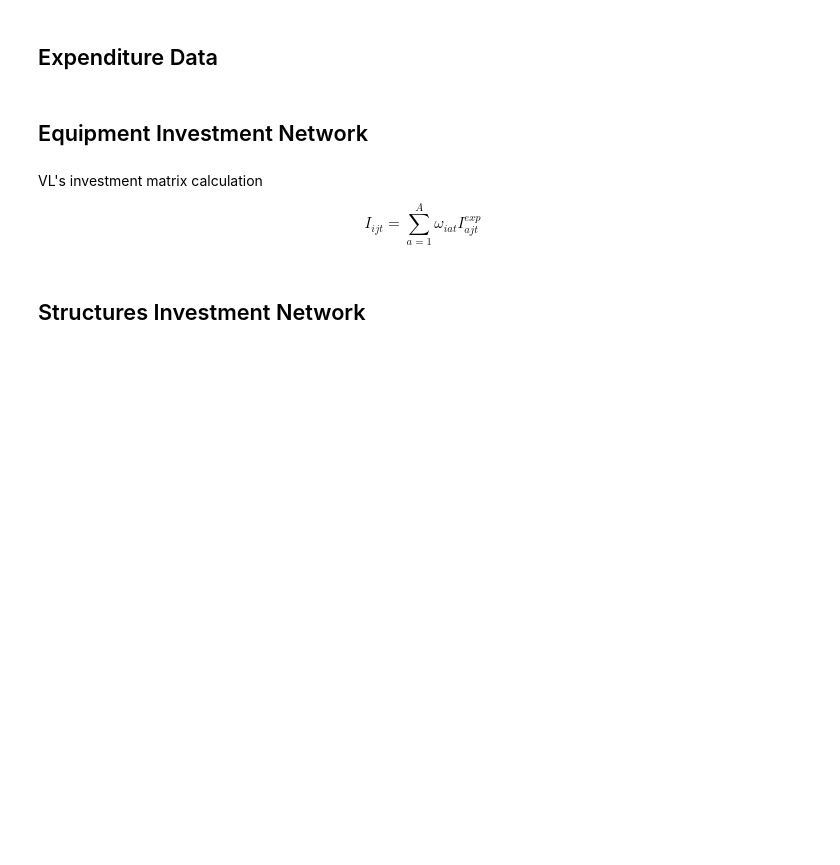
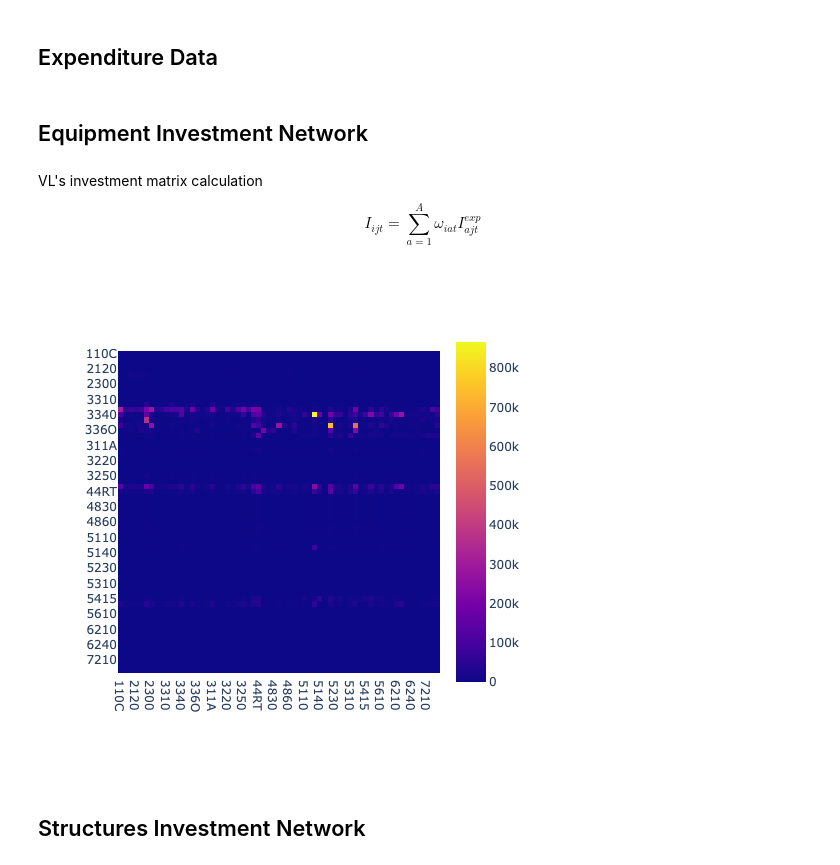
Before and after one commit to matthewbbone/macro-model-eda, a Jupyter notebook: may2nd.ipynb, the cells around one changed output. Drawn from its saved outputs; the diff is of its cells as text; code cells hidden in the pictures; blank space fills up the shorter version.

```diff
--- a/may2nd.ipynb
+++ b/may2nd.ipynb
@@ -201,7 +203,10 @@ final_equip_matrix = pd.DataFrame(equip_matrix.sum(axis = 0))
 final_equip_matrix.columns = industries
 final_equip_matrix.index = industries
 # %%
-px.imshow(final_equip_matrix, width=500, height=500)
+#px.imshow(final_equip_matrix, width=500, height=500)
+Image("equipmat.png")
+# %% [output]
+[figure, added]
 # %% [markdown]
 ## Structures Investment Network
 # %%
```
Also changed, not shown: parts of 6 cells of this notebook.
